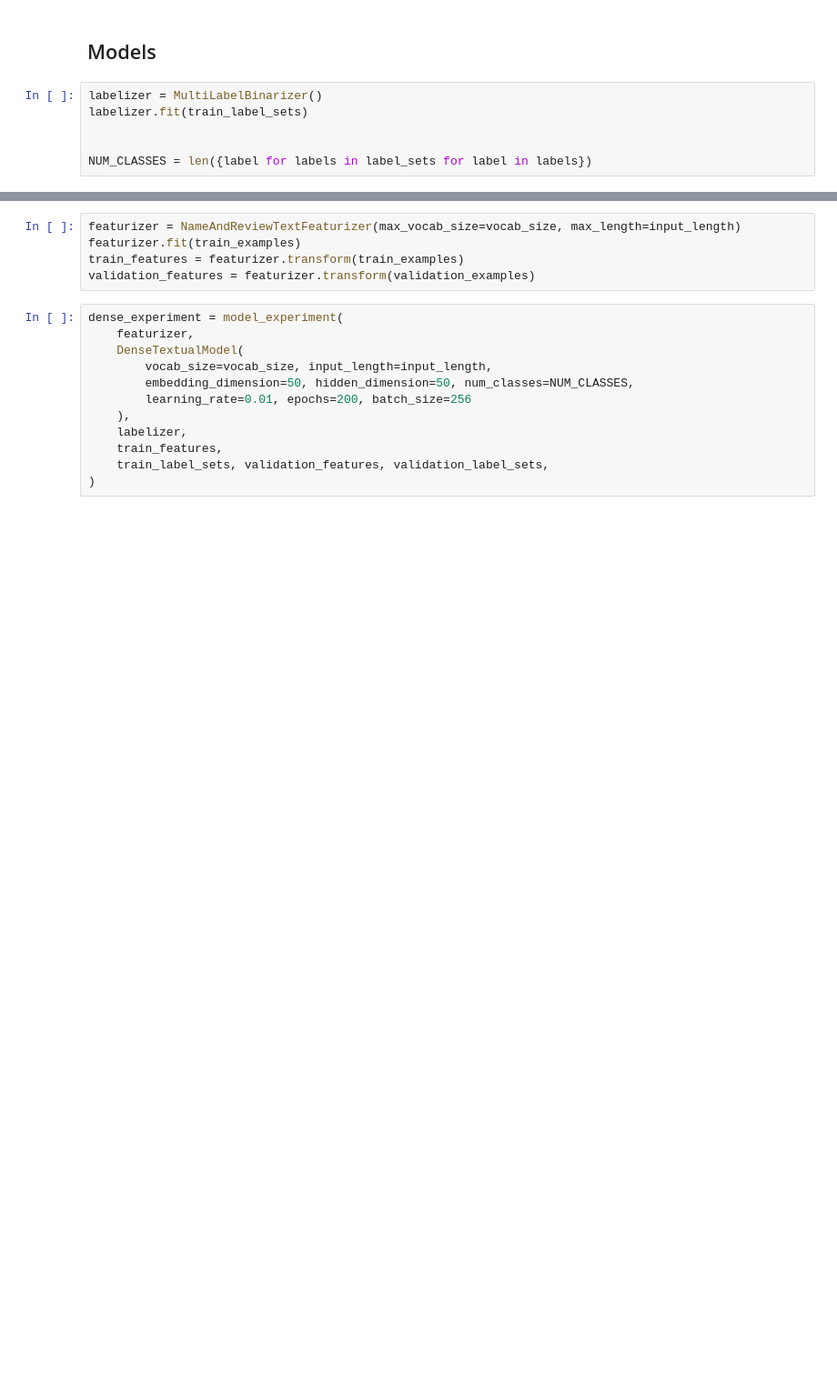
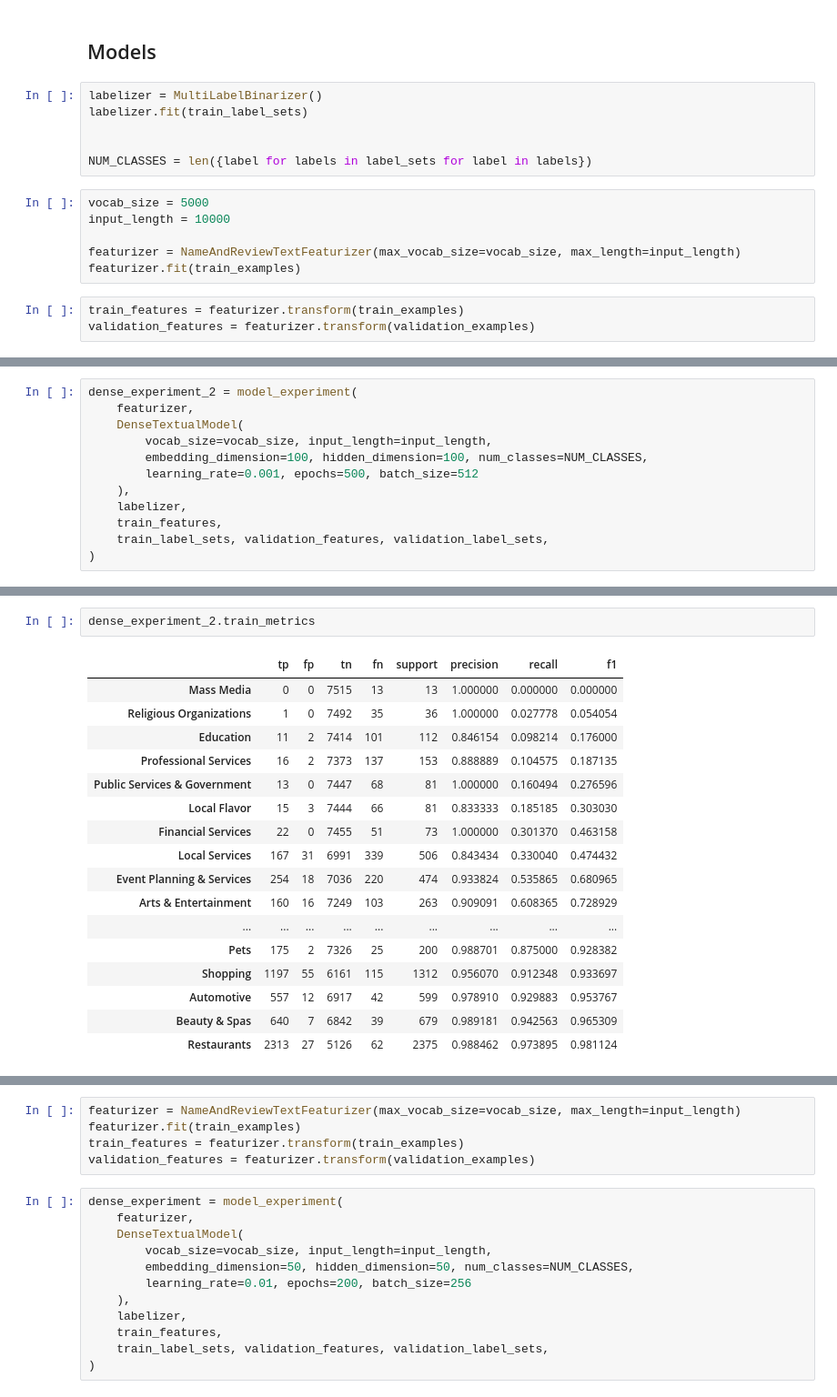
Before and after one commit to colinpollock/yelp-business-categorization, a Jupyter notebook: Categorization.ipynb, the cells around one changed output, grey strips where cells are left out. Shown: that part at 91% size. Cells and saved outputs as stored; diff of their text form; blank space fills up the shorter version.

```diff
--- a/Categorization.ipynb
+++ b/Categorization.ipynb
@@ -60,4 +60,13 @@ labelizer.fit(train_label_sets)
 
 
 NUM_CLASSES = len({label for labels in label_sets for label in labels})
+# %%
+vocab_size = 5000
+input_length = 10000
+
+featurizer = NameAndReviewTextFeaturizer(max_vocab_size=vocab_size, max_length=input_length)
+featurizer.fit(train_examples)
+# %%
+train_features = featurizer.transform(train_examples)
+validation_features = featurizer.transform(validation_examples)
 # %%
@@ -95,0 +102,12 @@ Wall time: 3min 12s
+# %%
+dense_experiment_2 = model_experiment(
+    featurizer,
+    DenseTextualModel(
+        vocab_size=vocab_size, input_length=input_length,
+        embedding_dimension=100, hidden_dimension=100, num_classes=NUM_CLASSES,
+        learning_rate=0.001, epochs=500, batch_size=512
+    ),
+    labelizer,
+    train_features,
+    train_label_sets, validation_features, validation_label_sets,
+)
@@ -95,0 +132,20 @@ Wall time: 3min 12s
+# %%
+dense_experiment_2.train_metrics
+# %% [output]
+|  | tp | fp | tn | fn | support | precision | recall | f1 |
+| Mass Media | 0 | 0 | 7515 | 13 | 13 | 1.000000 | 0.000000 | 0.000000 |
+| Religious Organizations | 1 | 0 | 7492 | 35 | 36 | 1.000000 | 0.027778 | 0.054054 |
+| Education | 11 | 2 | 7414 | 101 | 112 | 0.846154 | 0.098214 | 0.176000 |
+| Professional Services | 16 | 2 | 7373 | 137 | 153 | 0.888889 | 0.104575 | 0.187135 |
+| Public Services & Government | 13 | 0 | 7447 | 68 | 81 | 1.000000 | 0.160494 | 0.276596 |
+| Local Flavor | 15 | 3 | 7444 | 66 | 81 | 0.833333 | 0.185185 | 0.303030 |
+| Financial Services | 22 | 0 | 7455 | 51 | 73 | 1.000000 | 0.301370 | 0.463158 |
+| Local Services | 167 | 31 | 6991 | 339 | 506 | 0.843434 | 0.330040 | 0.474432 |
+| Event Planning & Services | 254 | 18 | 7036 | 220 | 474 | 0.933824 | 0.535865 | 0.680965 |
+| Arts & Entertainment | 160 | 16 | 7249 | 103 | 263 | 0.909091 | 0.608365 | 0.728929 |
+| ... | ... | ... | ... | ... | ... | ... | ... | ... |
+| Pets | 175 | 2 | 7326 | 25 | 200 | 0.988701 | 0.875000 | 0.928382 |
+| Shopping | 1197 | 55 | 6161 | 115 | 1312 | 0.956070 | 0.912348 | 0.933697 |
+| Automotive | 557 | 12 | 6917 | 42 | 599 | 0.978910 | 0.929883 | 0.953767 |
+| Beauty & Spas | 640 | 7 | 6842 | 39 | 679 | 0.989181 | 0.942563 | 0.965309 |
+| Restaurants | 2313 | 27 | 5126 | 62 | 2375 | 0.988462 | 0.973895 | 0.981124 |
```
Also changed, not shown: parts of 8 cells of this notebook.
